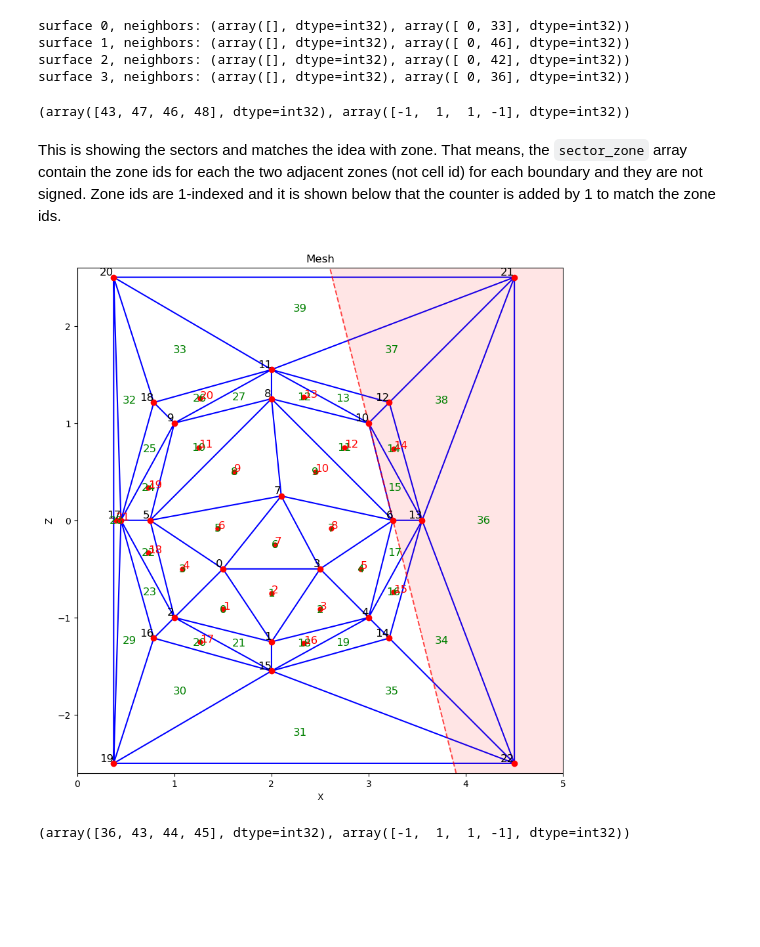
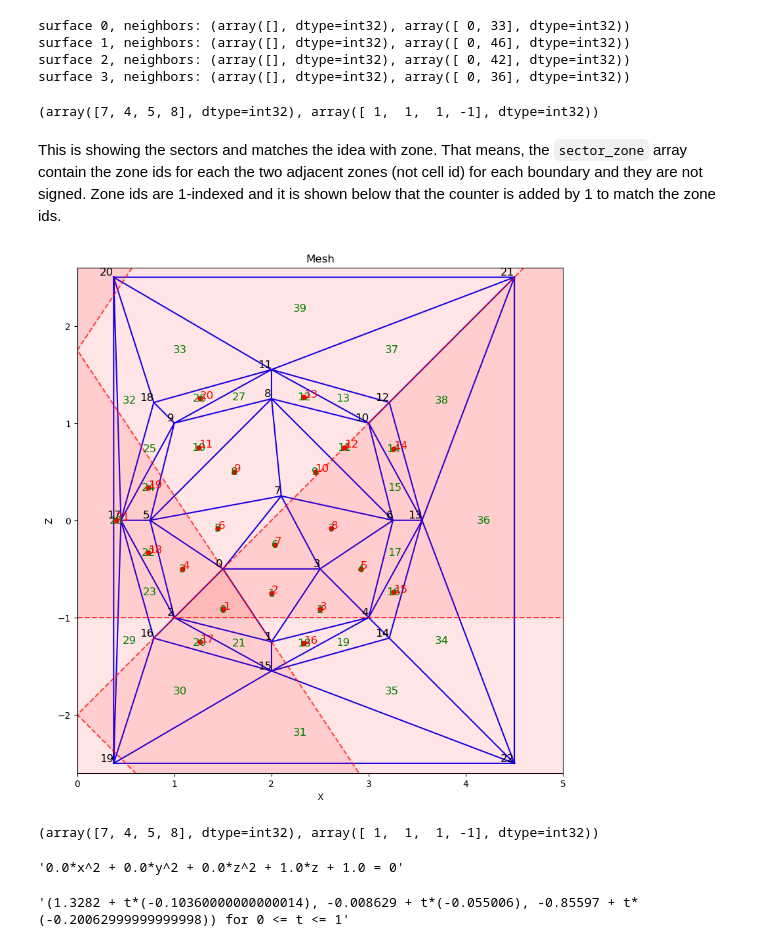
Before and after one commit to Fuad-HH/Degas2-Geom-Debug, a Jupyter notebook: identify_dg2_mesh_cells.ipynb, the cells around one changed output. Drawn from its saved outputs; the diff is of its cells as text; code cells hidden in the pictures; blank space fills up the shorter version.

```diff
--- a/identify_dg2_mesh_cells.ipynb
+++ b/identify_dg2_mesh_cells.ipynb
@@ -196,46 +196,49 @@ surface 1, neighbors: (array([], dtype=int32), array([ 0, 46], dtype=int32))
 surface 2, neighbors: (array([], dtype=int32), array([ 0, 42], dtype=int32))
 surface 3, neighbors: (array([], dtype=int32), array([ 0, 36], dtype=int32))
 # %%
-get_cell_boundaries(17, cells, boundaries)
+get_cell_boundaries(2, cells, boundaries)
 # %% [output]
-(array([43, 47, 46, 48], dtype=int32), array([-1,  1,  1, -1], dtype=int32))
+(array([7, 4, 5, 8], dtype=int32), array([ 1,  1,  1, -1], dtype=int32))
 # %% [markdown]
 This is showing the sectors and matches the idea with zone. That means, the `sector_zone` array contain the zone ids for each the two adjacent zones (not cell id) for each boundary and they are not signed. Zone ids are 1-indexed and it is shown below that the counter is added by 1 to match the zone ids.
 # %%
 # plot zone centers
 fig, ax = plt.subplots()
 plot_triangulation_with_labels(mesh, axis=ax)
 
 # print zone ids
 for i, (x, z) in enumerate(zone_centers[:, [0, 2]]):
     ax.text(x, z, str(i+1), color='red', fontsize=12)
 
 # plot dot at zone centers
 ax.plot(zone_centers[:, 0], zone_centers[:, 2], 'ro', markersize=5)
 
-# test_sufaces, test_signs = get_cell_boundaries(8, cells, boundaries)
-# for s_id, sign in zip(test_sufaces, test_signs):
-#     plot_quad_on_xz(surface_coeffs[s_id], (0,5), (-5,5), axis=ax, sign=sign)
+test_sufaces, test_signs = get_cell_boundaries(2, cells, boundaries)
+for s_id, sign in zip(test_sufaces[:3], test_signs[:3]):
+    plot_quad_on_xz(surface_coeffs[s_id], (0,5), (-5,5), axis=ax, sign=sign)
 
-plot_quad_on_xz(surface_coeffs[44], (0,5), (-5,5), axis=ax, sign=-1)
 
 
 # zone_box_id = 17
 # # plot zone bounding box wth a rectangle
 # ax.plot([zone_min[zone_box_id, 0], zone_max[zone_box_id, 0], zone_max[zone_box_id, 0], zone_min[zone_box_id, 0], zone_min[zone_box_id, 0]],
 #         [zone_min[zone_box_id, 2], zone_min[zone_box_id, 2], zone_max[zone_box_id, 2], zone_max[zone_box_id, 2], zone_min[zone_box_id, 2]], 'g-', linewidth=2)
 
 ax.set_xlabel('X')
 ax.set_ylabel('Z')
 # equal axis scaling
 ax.set_aspect('equal')
 ax.set_xlim(0,5)
 ax.set_ylim(-2.6,  2.6)
 fig.set_size_inches(10, 10)
 plt.show()
 # %% [output]
-[figure, old version]
+[figure, new version]
 # %%
-get_cell_boundaries(16, cells, boundaries)
+get_cell_boundaries(2, cells, boundaries)
 # %% [output]
-(array([36, 43, 44, 45], dtype=int32), array([-1,  1,  1, -1], dtype=int32))
+(array([7, 4, 5, 8], dtype=int32), array([ 1,  1,  1, -1], dtype=int32))
+# %%
+coeffs_to_desmos_equation(surface_coeffs[7])
+# %% [output]
+'0.0*x^2 + 0.0*y^2 + 0.0*z^2 + 1.0*z + 1.0 = 0'
@@ -241,0 +253,4 @@ get_cell_boundaries(16, cells, boundaries)
+# %%
+two_points_to_desmos_linesegement('1.3282E+00    -8.6290E-03    -8.5597E-01', '1.2246E+00    -6.3635E-02    -1.0566E+00')
+# %% [output]
+'(1.3282 + t*(-0.10360000000000014), -0.008629 + t*(-0.055006), -0.85597 + t*(-0.20062999999999998)) for 0 <= t <= 1'
```
Also changed, not shown: parts of 3 cells of this notebook, 3 other files.
